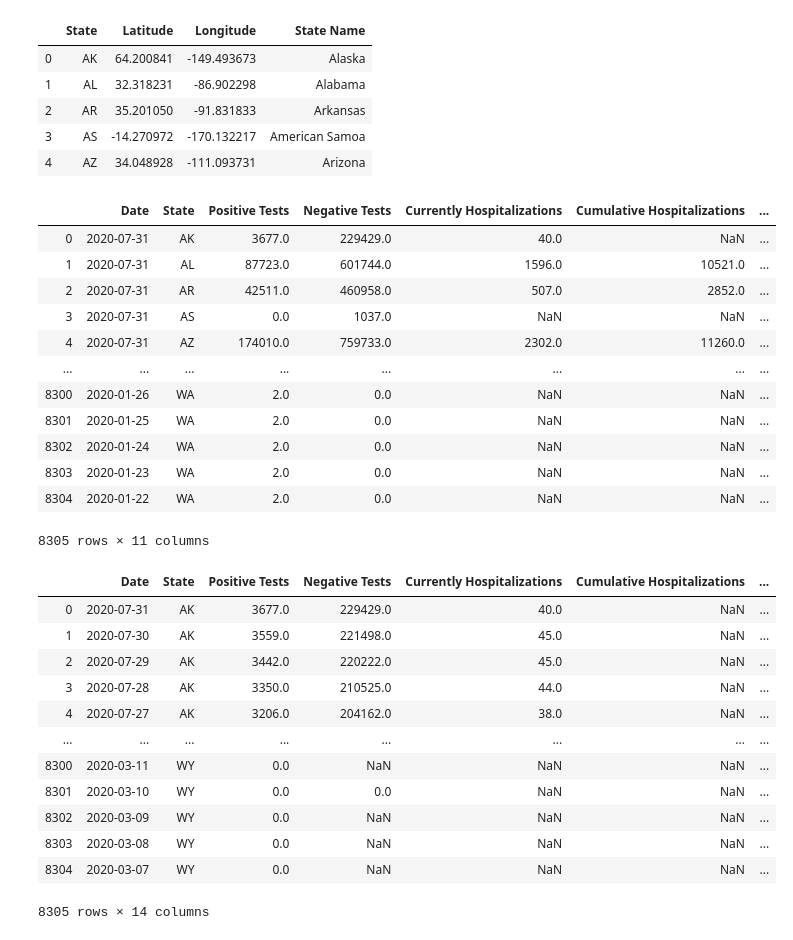
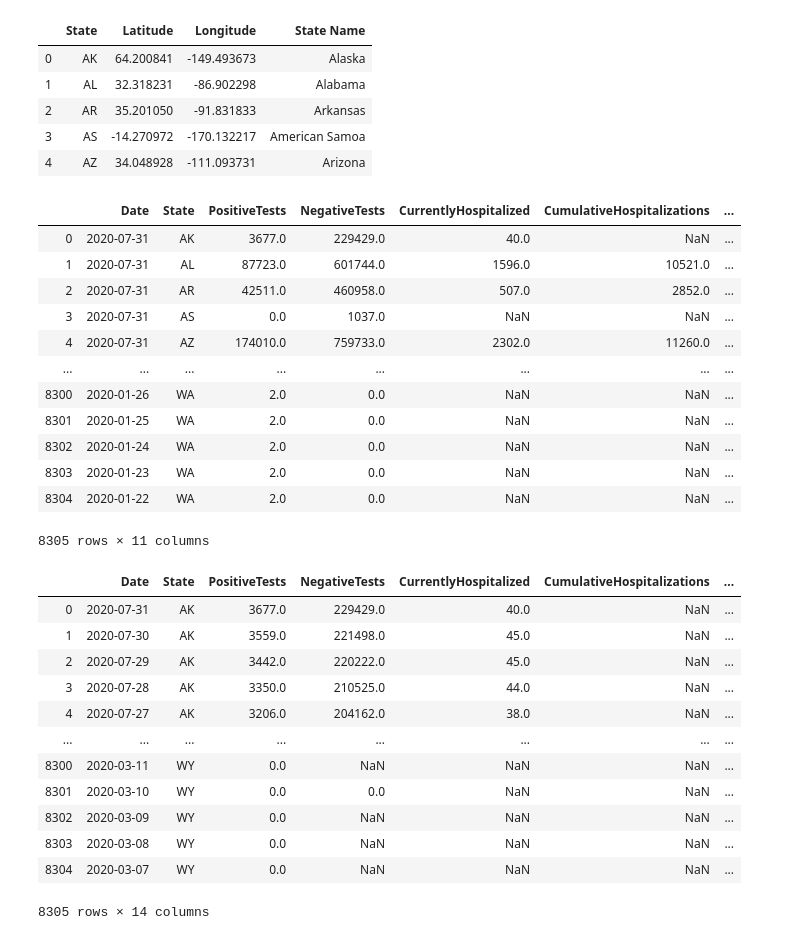
Before and after one commit to carlykelly/Covid-19-Project, a Jupyter notebook: Atlantic_Covid.ipynb, the cells around one changed output. Drawn from its saved outputs; the diff is of its cells as text; code cells hidden in the pictures.

Commit message:
Working on Atlantic Data Honey Comb

```diff
--- a/Atlantic_Covid.ipynb
+++ b/Atlantic_Covid.ipynb
@@ -111,10 +111,10 @@ state_coords_df.head(5)
 | 3 | AS | -14.270972 | -170.132217 | American Samoa |
 | 4 | AZ | 34.048928 | -111.093731 | Arizona |
 # %%
-atlantic_df = atlantic_df.rename(columns = {'date':'Date','state':'State','positive':'Positive Tests','negative':'Negative Tests','hospitalizedCurrently':'Currently Hospitalizations','hospitalizedCumulative':'Cumulative Hospitalizations','dataQualityGrade':'Data Quality Grade', 'death':'Deaths','deathConfirmed':'Deaths Confirmed','deathProbable':'Deaths Probable'})
+atlantic_df = atlantic_df.rename(columns = {'date':'Date','state':'State','positive':'PositiveTests','negative':'NegativeTests','hospitalizedCurrently':'CurrentlyHospitalized','hospitalizedCumulative':'CumulativeHospitalizations','dataQualityGrade':'DataQualityGrade', 'death':'Deaths','deathConfirmed':'DeathsConfirmed','deathProbable':'DeathsProbable'})
 atlantic_df
 # %% [output]
-|  | Date | State | Positive Tests | Negative Tests | Currently Hospitalizations | Cumulative Hospitalizations | ... |
+|  | Date | State | PositiveTests | NegativeTests | CurrentlyHospitalized | CumulativeHospitalizations | ... |
 | 0 | 2020-07-31 | AK | 3677.0 | 229429.0 | 40.0 | NaN | ... |
 | 1 | 2020-07-31 | AL | 87723.0 | 601744.0 | 1596.0 | 10521.0 | ... |
 | 2 | 2020-07-31 | AR | 42511.0 | 460958.0 | 507.0 | 2852.0 | ... |
@@ -132,7 +132,7 @@ atlantic_covid_df=pd.merge(atlantic_df,state_coords_df, on=['State'])
 # %%
 atlantic_covid_df
 # %% [output]
-|  | Date | State | Positive Tests | Negative Tests | Currently Hospitalizations | Cumulative Hospitalizations | ... |
+|  | Date | State | PositiveTests | NegativeTests | CurrentlyHospitalized | CumulativeHospitalizations | ... |
 | 0 | 2020-07-31 | AK | 3677.0 | 229429.0 | 40.0 | NaN | ... |
 | 1 | 2020-07-30 | AK | 3559.0 | 221498.0 | 45.0 | NaN | ... |
 | 2 | 2020-07-29 | AK | 3442.0 | 220222.0 | 45.0 | NaN | ... |
```
Also changed, not shown: parts of 5 cells of this notebook, 3 other files.
